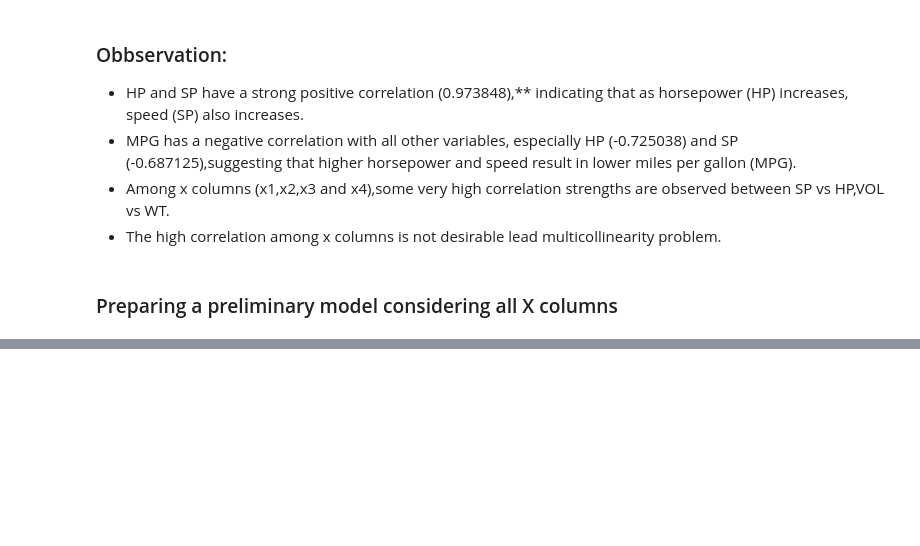
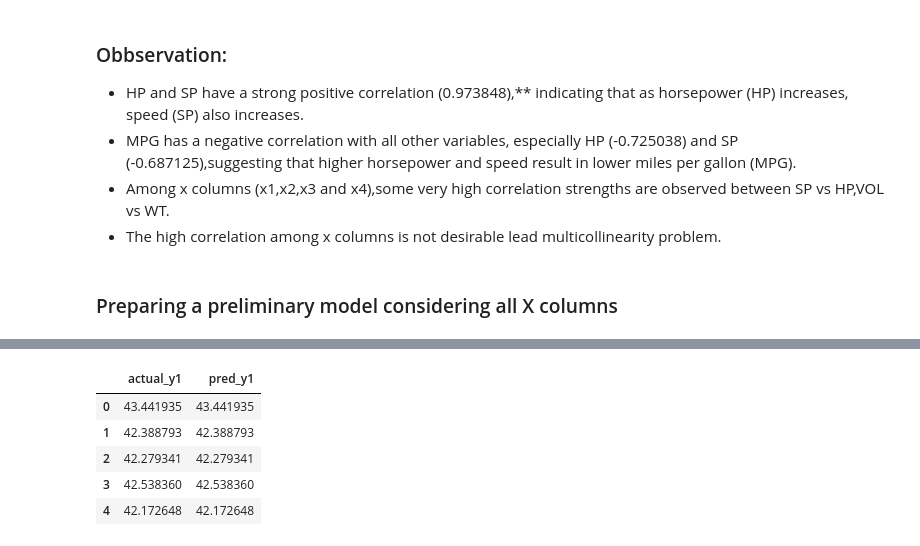
Before and after one commit to shashi-naidu/aiml_shashi, a Jupyter notebook: MultiLinearRegression.ipynb, the cells around one changed output, grey strips where cells are left out. Cells and saved outputs as stored; diff of their text form; code cells hidden in the pictures; blank space fills up the shorter version.

```diff
--- a/MultiLinearRegression.ipynb
+++ b/MultiLinearRegression.ipynb
@@ -222,0 +230,6 @@ strong multicollinearity or other numerical problems.
+# %%
+# Find the performance metrics
+# Create a data frame with actual y and predicted y columns
+df1=pd.DataFrame()
+df1["actual_y1"]=cars["MPG"]
+df1.head()
@@ -222,0 +243,12 @@ strong multicollinearity or other numerical problems.
+# %%
+# Predict for the given x data columns
+pred_y1=model.predict(cars.iloc[:,0:4])
+df1["pred_y1"]=pred_y1
+df1.head()
+# %% [output]
+|  | actual_y1 | pred_y1 |
+| 0 | 43.441935 | 43.441935 |
+| 1 | 42.388793 | 42.388793 |
+| 2 | 42.279341 | 42.279341 |
+| 3 | 42.538360 | 42.538360 |
+| 4 | 42.172648 | 42.172648 |
```
Also changed, not shown: parts of 4 cells of this notebook.
